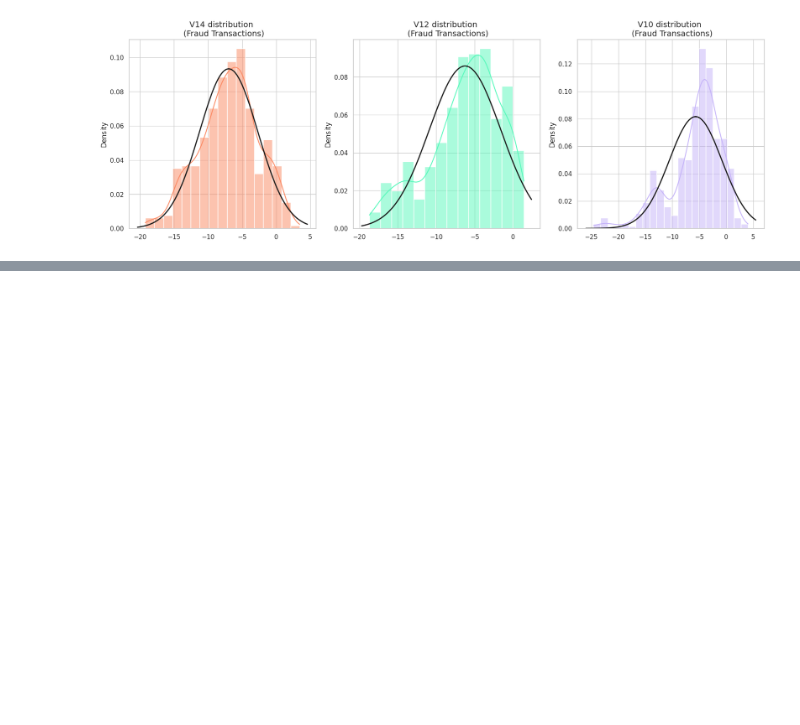
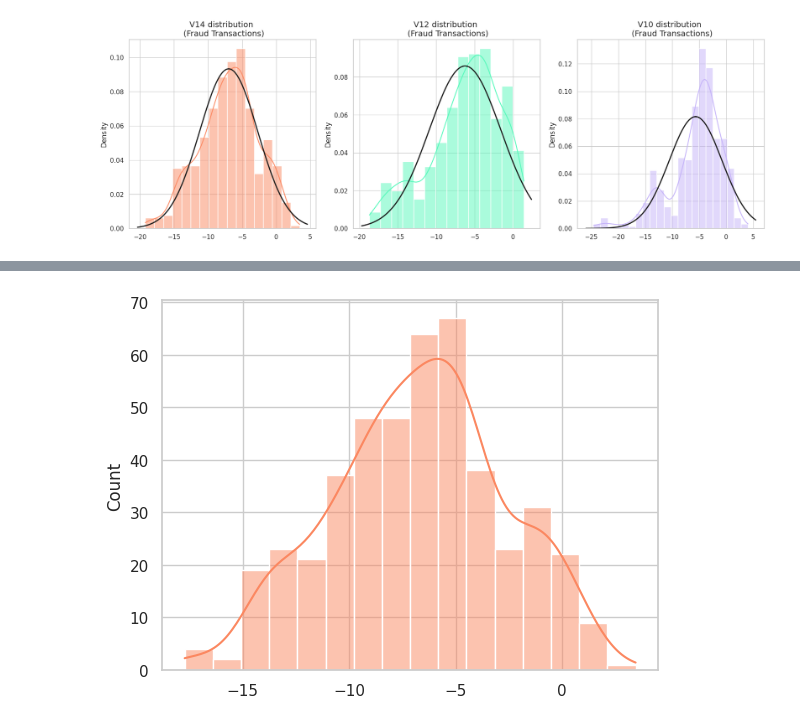
Before and after one commit to mohammad-jafary/data_science_projects, a Jupyter notebook: creditcardfraud/creditcardfraud.ipynb, the cells around one changed output, grey strips where cells are left out. Cells and saved outputs as stored; diff of their text form; code cells hidden in the pictures; blank space fills up the shorter version.

```diff
--- a/creditcardfraud/creditcardfraud.ipynb
+++ b/creditcardfraud/creditcardfraud.ipynb
@@ -283,6 +283,6 @@ def cut_off_outliers(data, feature):
 
     return lower, upper
 
-cut_off_outliers(data=new_df, feature='V14')
+v14_lower, v14_upper = cut_off_outliers(data=new_df, feature='V14')
 new_df = new_df.drop(new_df[(new_df['V14'] > v14_upper) | (new_df['V14'] < v14_lower)].index)
 # %% [output]
@@ -295,0 +296,6 @@ V14 outliers: [np.float64(-17.7216383537133), np.float64(-17.6206343516773)]
+# %%
+v12_lower, v12_upper = cut_off_outliers(data=new_df, feature='V12')
+new_df = new_df.drop(new_df[(new_df['V12'] > v12_upper) | (new_df['V12'] < v12_lower)].index)
+
+v10_lower, v10_upper = cut_off_outliers(data=new_df, feature='V10')
+new_df = new_df.drop(new_df[(new_df['V10'] > v10_upper) | (new_df['V10'] < v10_lower)].index)
@@ -295,0 +317,7 @@ V14 outliers: [np.float64(-17.7216383537133), np.float64(-17.6206343516773)]
+# %%
+v14_fraud_dist = new_df['V14'].loc[new_df['Class'] == 1].values
+sns.histplot(v14_fraud_dist, color="#FB8861", kde=True)
+
+plt.show()
+# %% [output]
+[figure, added]
```
Also changed, not shown: parts of 8 cells of this notebook.
